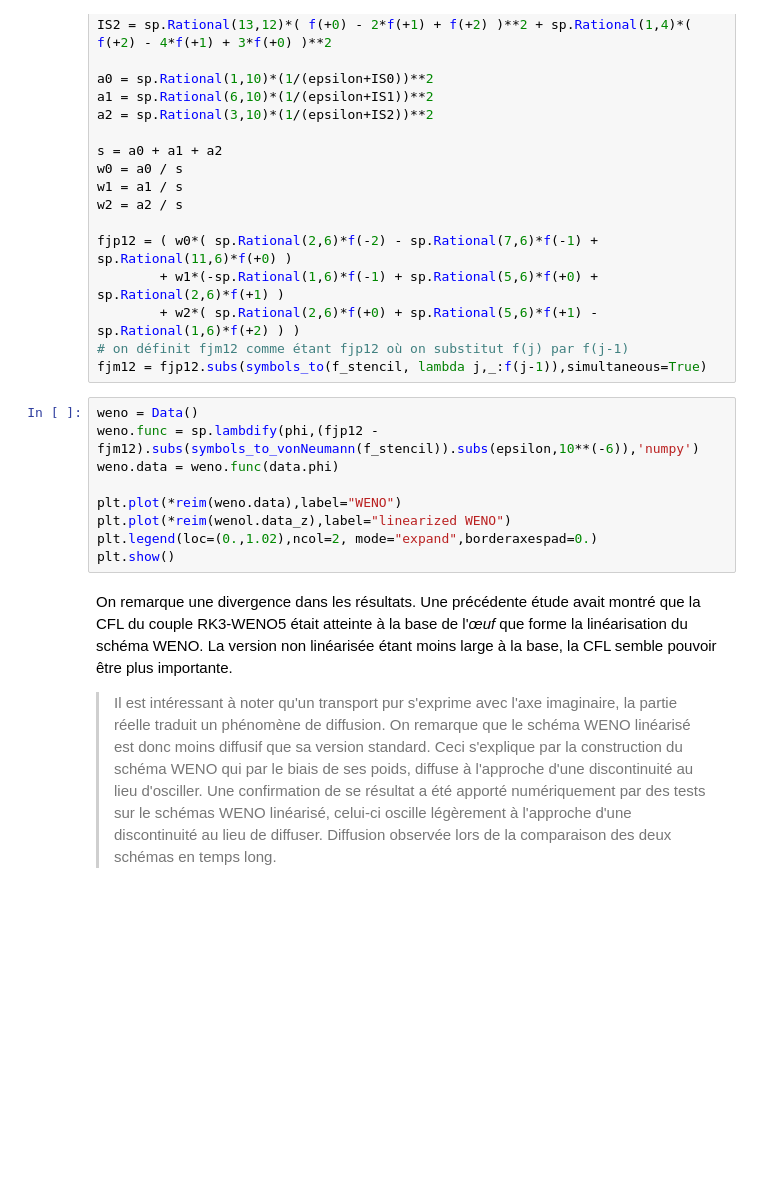
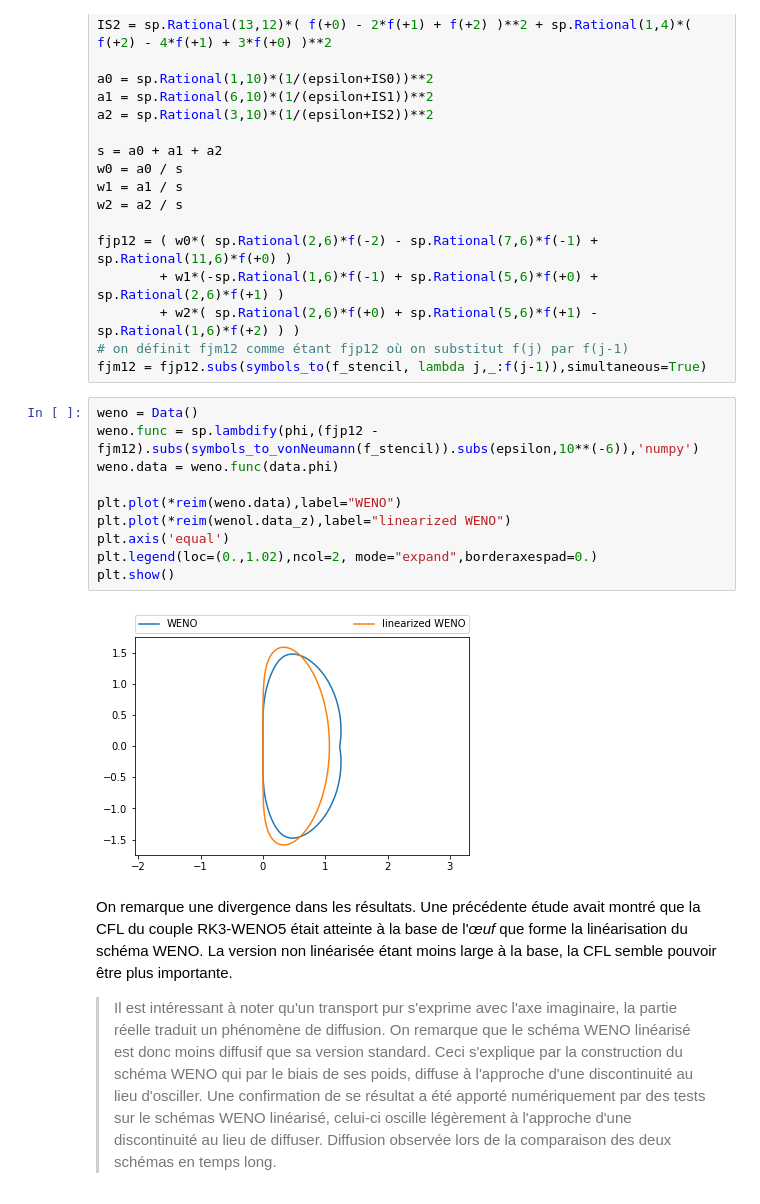
Before and after one commit to kivvix/miMaS, a Jupyter notebook: notebook/cfl.ipynb, the cells around one changed output. Saved outputs shown, nothing was run; the diff lists cells and outputs as text; blank space fills up the shorter version.

```diff
--- a/notebook/cfl.ipynb
+++ b/notebook/cfl.ipynb
@@ -409,12 +423,15 @@ fjm12 = fjp12.subs(symbols_to(f_stencil, lambda j,_:f(j-1)),simultaneous=True)
 # %%
 weno = Data()
 weno.func = sp.lambdify(phi,(fjp12 - fjm12).subs(symbols_to_vonNeumann(f_stencil)).subs(epsilon,10**(-6)),'numpy')
 weno.data = weno.func(data.phi)
 
 plt.plot(*reim(weno.data),label="WENO")
 plt.plot(*reim(wenol.data_z),label="linearized WENO")
+plt.axis('equal')
 plt.legend(loc=(0.,1.02),ncol=2, mode="expand",borderaxespad=0.)
 plt.show()
+# %% [output]
+[figure, added]
 # %% [markdown]
 On remarque une divergence dans les résultats. Une précédente étude avait montré que la CFL du couple RK3-WENO5 était atteinte à la base de l'*œuf* que forme la linéarisation du schéma WENO. La version non linéarisée étant moins large à la base, la CFL semble pouvoir être plus importante.
 
```
Also changed, not shown: parts of 77 cells of this notebook, 4 other files.
